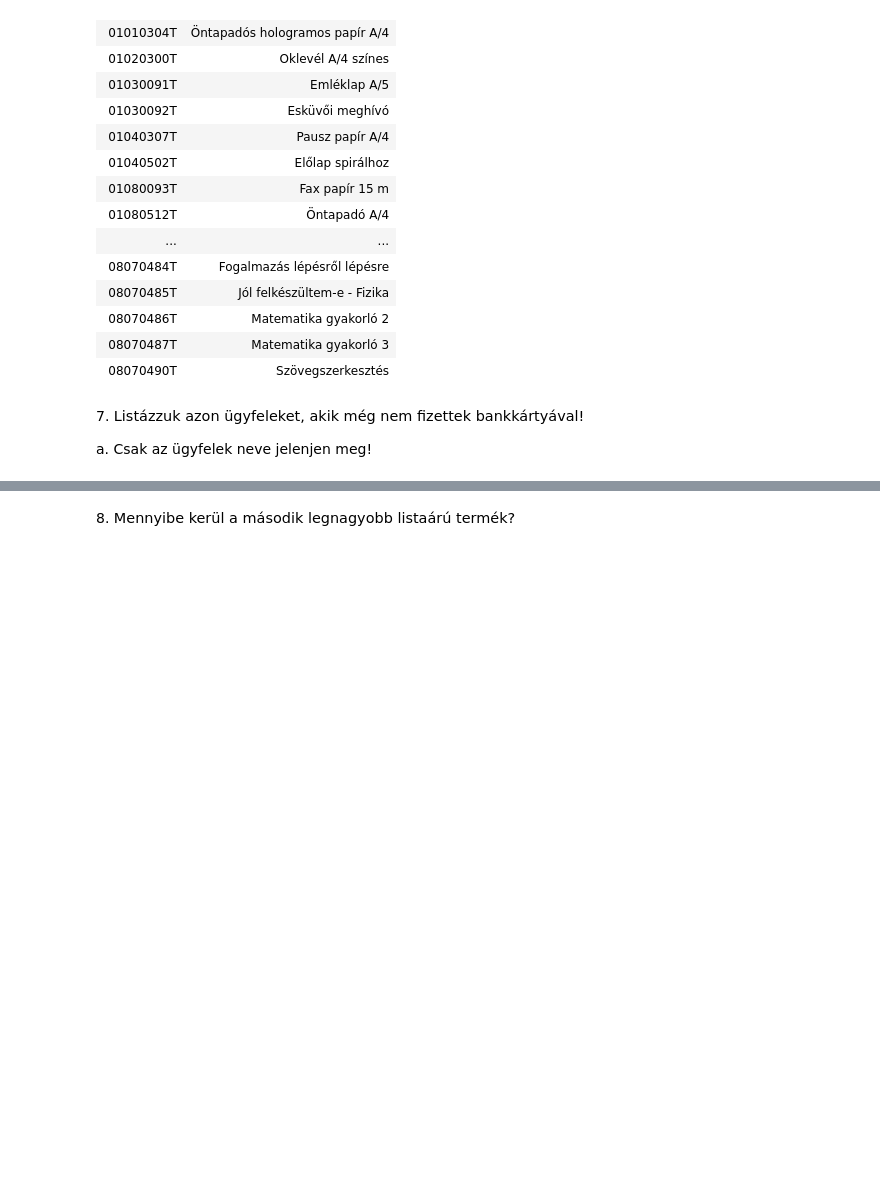
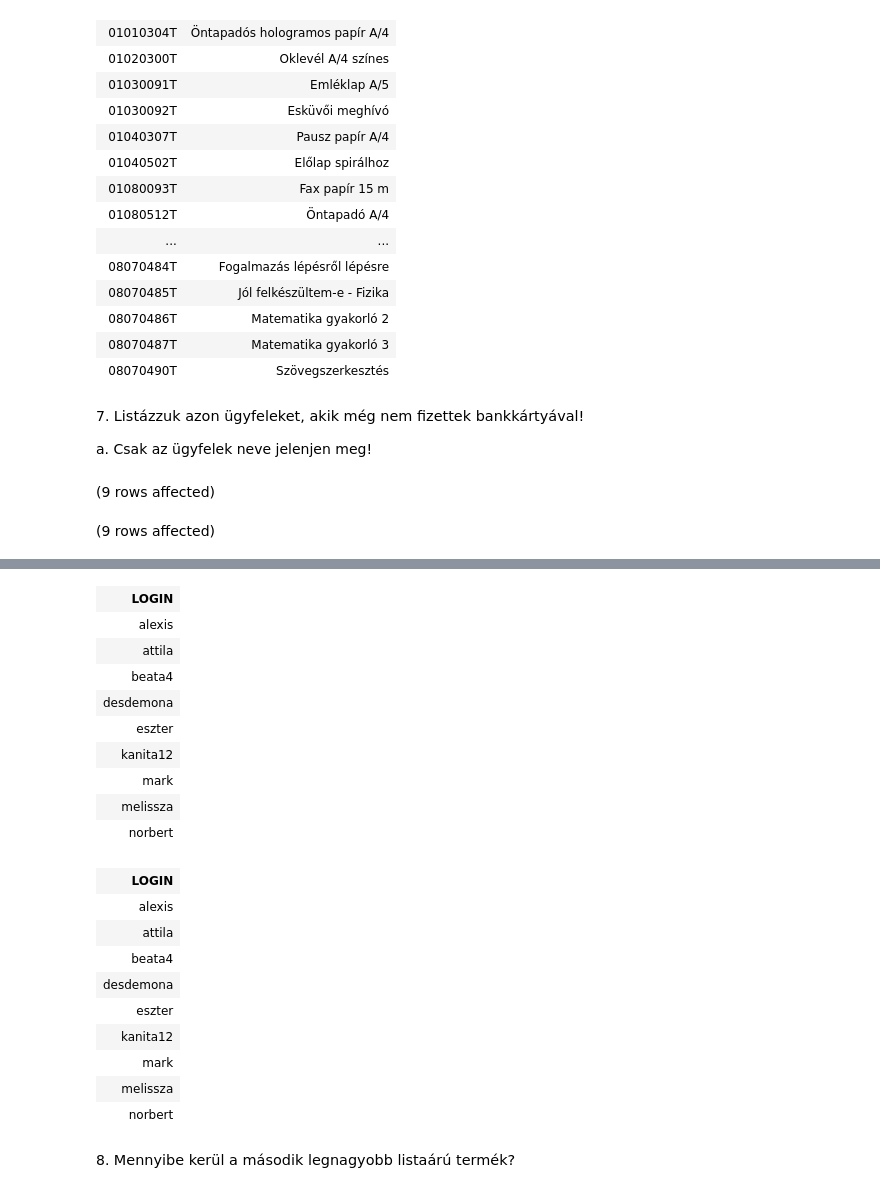
Before and after one commit to albertiadam/sql, a Jupyter notebook: gyakorlat06_feladatok.ipynb, the cells around one changed output, grey strips where cells are left out. Drawn from its saved outputs; the diff is of its cells as text; code cells hidden in the pictures; blank space fills up the shorter version.

```diff
--- a/gyakorlat06_feladatok.ipynb
+++ b/gyakorlat06_feladatok.ipynb
@@ -136,3 +136,23 @@ Total execution time: 00:00:00.007
 7. <span style="background-color: rgb(255, 255, 255); color: rgb(0, 0, 0); font-family: &quot;Open Sans&quot;, sans-serif; font-size: 14.44px;">Listázzuk azon ügyfeleket, akik még nem fizettek bankkártyával!&nbsp;</span>
 
 a. Csak az ügyfelek neve jelenjen meg!
+# %%
+SELECT LOGIN
+FROM Ugyfel
+WHERE LOGIN NOT IN (
+    SELECT LOGIN
+    FROM Rendeles
+    WHERE FIZ_MOD='bankkártya'
+)
+
+--olyan ügyfél akinek a kódjával nem létezik bankkártyás fizetés
+SELECT LOGIN
+FROM Ugyfel u
+WHERE NOT EXISTS (
+    SELECT *
+    FROM Rendeles r
+    WHERE u.login = r.login AND FIZ_MOD='bankkártya'
+)
+# %% [output]
+(9 rows affected)
+(9 rows affected)
@@ -139,3 +160,23 @@ a. Csak az ügyfelek neve jelenjen meg!
+| LOGIN |
+| alexis |
+| attila |
+| beata4 |
+| desdemona |
+| eszter |
+| kanita12 |
+| mark |
+| melissza |
+| norbert |
+| LOGIN |
+| alexis |
+| attila |
+| beata4 |
+| desdemona |
+| eszter |
+| kanita12 |
+| mark |
+| melissza |
+| norbert |
 # %% [markdown]
 8. <span style="background-color: rgb(255, 255, 255); color: rgb(0, 0, 0); font-family: &quot;Open Sans&quot;, sans-serif; font-size: 14.44px;">Mennyibe kerül a második legnagyobb listaárú termék?</span>
 # %% [markdown]
```
Also changed, not shown: parts of 1 cell of this notebook.
